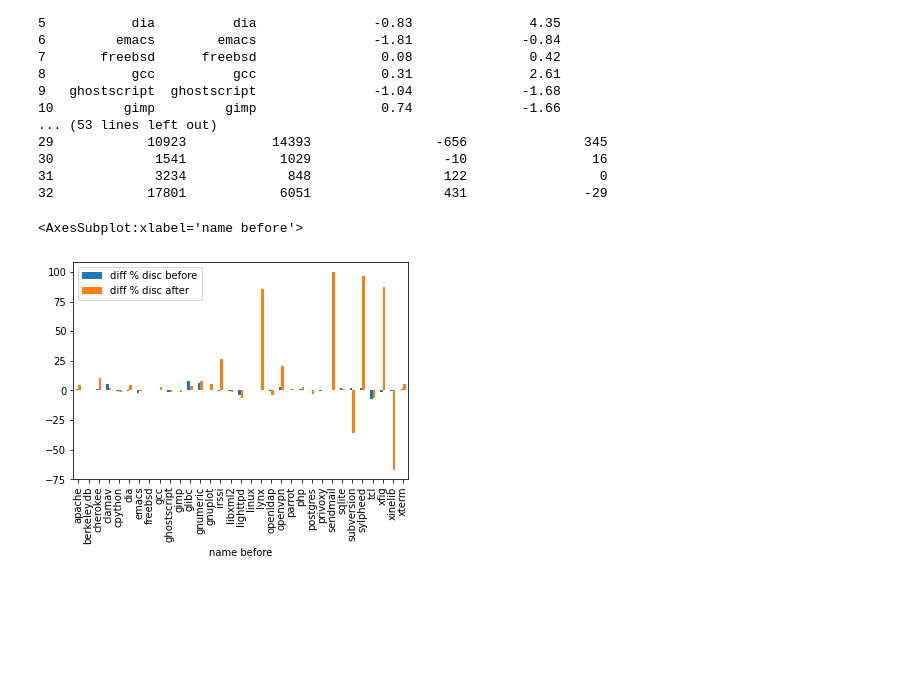
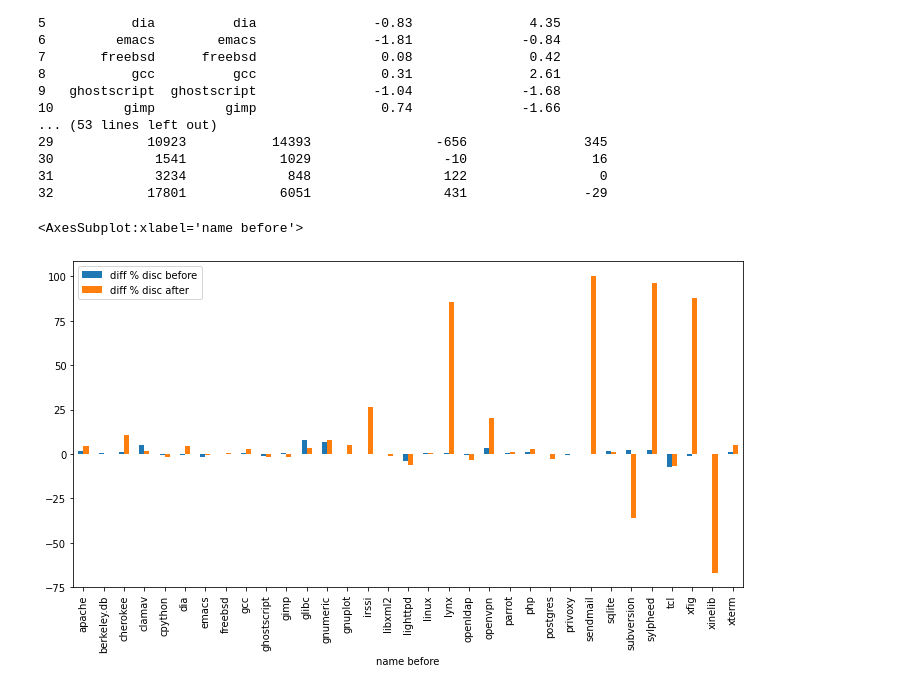
Before and after one commit to samurollie/ifdef-catcher, a Jupyter notebook: phase-2-quantitative-analysis/analysis.ipynb, the cells around one changed output. Drawn from its saved outputs; the diff is of its cells as text; code cells hidden in the pictures; blank space fills up the shorter version.

```diff
--- a/phase-2-quantitative-analysis/analysis.ipynb
+++ b/phase-2-quantitative-analysis/analysis.ipynb
@@ -88,7 +89,7 @@ print(compare_before_after)
 31             3234             848                 122                 0
 32            17801            6051                 431               -29
 # %%
-compare_before_after.plot(x='name before', y=['diff % disc before', 'diff % disc after'], kind='bar')
+compare_before_after.plot(x='name before', y=['diff % disc before', 'diff % disc after'], kind='bar', figsize=(12,6))
 # %% [output]
 <AxesSubplot:xlabel='name before'>
-[figure, old version]
+[figure, new version]
```
Also changed, not shown: parts of 4 cells of this notebook.
